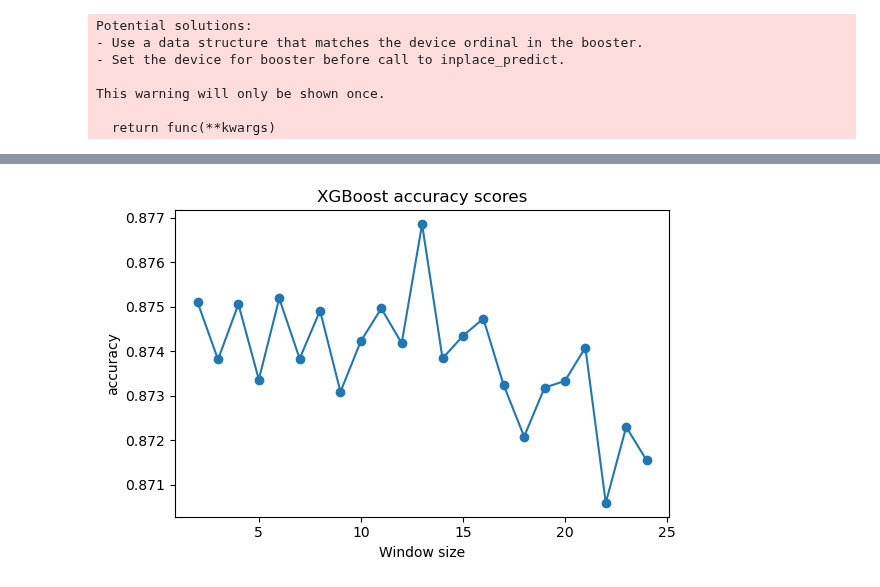
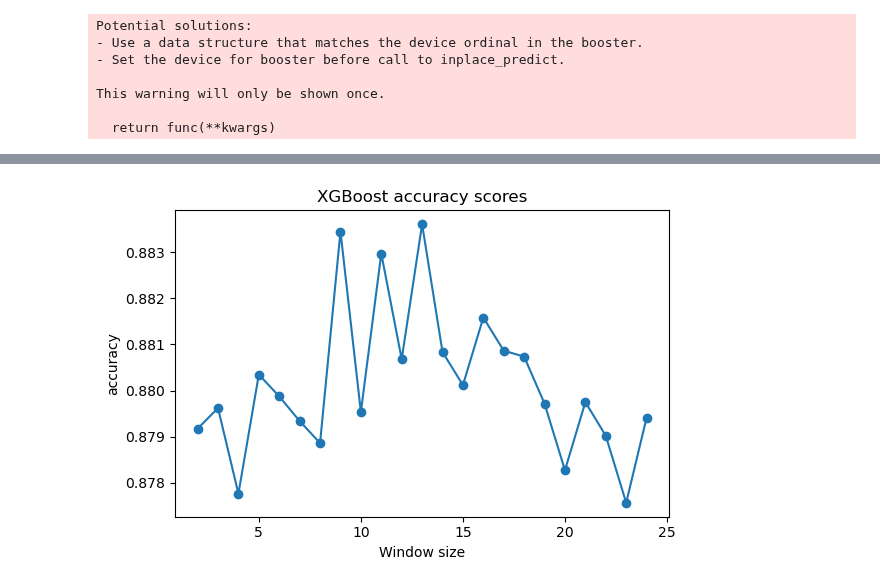
Before and after one commit to srijanrodo/erdos_regime_switch, a Jupyter notebook: template_training.ipynb, the cells around one changed output, grey strips where cells are left out. Drawn from its saved outputs; the diff is of its cells as text; code cells hidden in the pictures.

```diff
--- a/template_training.ipynb
+++ b/template_training.ipynb
@@ -118,10 +162,30 @@ This warning will only be shown once.
+# %%
+best_params = study.best_params
+best_XGB = XGBClassifier(**best_params, tree_method="hist", device="cuda")
+# %%
+def accuracies_model(model):
+    accuracies = {}
+    for window in training_lists.keys():
+        training_list = training_lists[window]
+        testing_list = testing_lists[window]
+        a=0
+        for i in range(ns):
+            model.fit(X=training_list[i][0],y=training_list[i][1])
+            a+= accuracy_score(model.predict(testing_list[i][0]),testing_list[i][1])
+        a=a/ns
+        accuracies[window] = a
+    return accuracies
 # %%
-plt.figure(figsize=(6, 4))
-plt.plot(list(accuracies_xgb.keys()), list(accuracies_xgb.values()), marker='o')
-plt.title("XGBoost accuracy scores")
-plt.xlabel("Window size")
-plt.ylabel("accuracy")
-plt.tight_layout()
-plt.show()
+def plot_accuracies(accuracies, model_type):
+    plt.figure(figsize=(6, 4))
+    plt.plot(list(accuracies.keys()), list(accuracies.values()), marker='o')
+    plt.title(f"{model_type} accuracy scores")
+    plt.xlabel("Window size")
+    plt.ylabel("accuracy")
+    plt.tight_layout()
+    plt.show()
-# %% [output]
-[figure, removed]
+# %%
+accuracies_xgb = accuracies_model(best_XGB)
+plot_accuracies(accuracies_xgb, "XGBoost")
+# %% [output]
+[figure, added]
```
Also changed, not shown: parts of 7 cells of this notebook.
